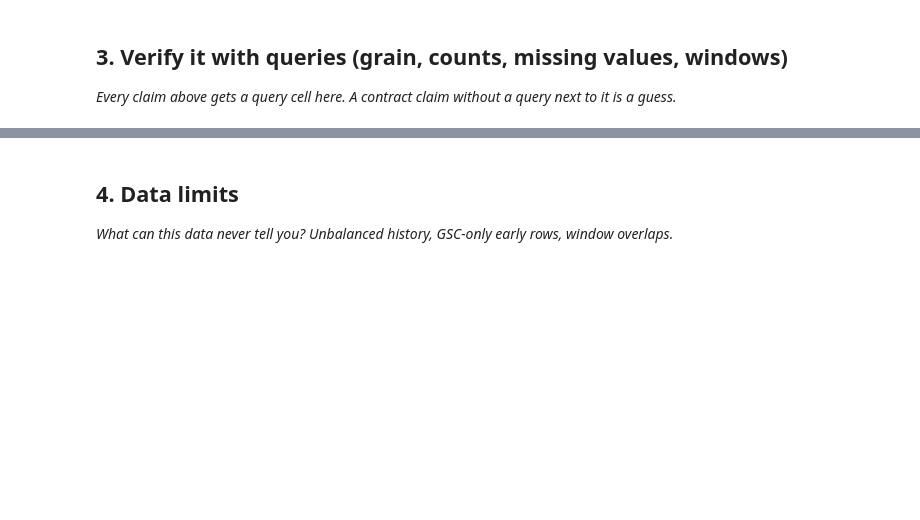
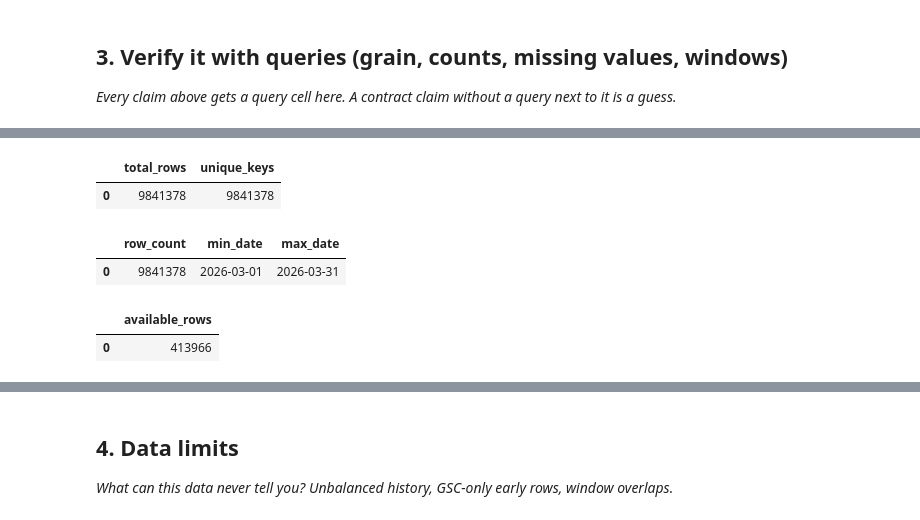
Before and after one commit to maheen-armghan/flyrank-internship, a Jupyter notebook: work/notebooks/w03_data_contract.ipynb, the cells around one changed output, grey strips where cells are left out. Drawn from its saved outputs; the diff is of its cells as text; code cells hidden in the pictures; blank space fills up the shorter version.

```diff
--- a/work/notebooks/w03_data_contract.ipynb
+++ b/work/notebooks/w03_data_contract.ipynb
@@ -27,3 +103,34 @@ This skeleton is yours to fill. Work the sections **in order** — each one has
 # %%
 # This cell is for CODE (numbers, a query, a check).
-# Write your text answer in the cell ABOVE this one — typing sentences here breaks Run All.
+# Write your text answer in the cell ABOVE this one, typing sentences here breaks Run All.
+# Claim 1: grain check
+q1 = """
+SELECT COUNT(*) AS total_rows,
+       COUNT(DISTINCT (content_hash_id, report_date)) AS unique_keys
+FROM 'hf://datasets/FlyRank/internship-warehouse/fact_content_daily_performance/month=2026-03/*.parquet'
+"""
+con.sql(q1).df()
+# %% [output]
+|  | total_rows | unique_keys |
+| 0 | 9841378 | 9841378 |
+# %%
+# Claim 2: row count and date span
+q2 = """
+SELECT COUNT(*) AS row_count, MIN(report_date) AS min_date, MAX(report_date) AS max_date
+FROM 'hf://datasets/FlyRank/internship-warehouse/fact_content_daily_performance/month=2026-03/*.parquet'
+"""
+con.sql(q2).df()
+# %% [output]
+|  | row_count | min_date | max_date |
+| 0 | 9841378 | 2026-03-01 | 2026-03-31 |
+# %%
+# Claim 3: availability filter
+q3 = """
+SELECT COUNT(*) AS available_rows
+FROM 'hf://datasets/FlyRank/internship-warehouse/fact_content_daily_performance/month=2026-03/*.parquet'
+WHERE ga4_data_available IS TRUE
+"""
+con.sql(q3).df()
+# %% [output]
+|  | available_rows |
+| 0 | 413966 |
```
Also changed, not shown: parts of 12 cells of this notebook.
